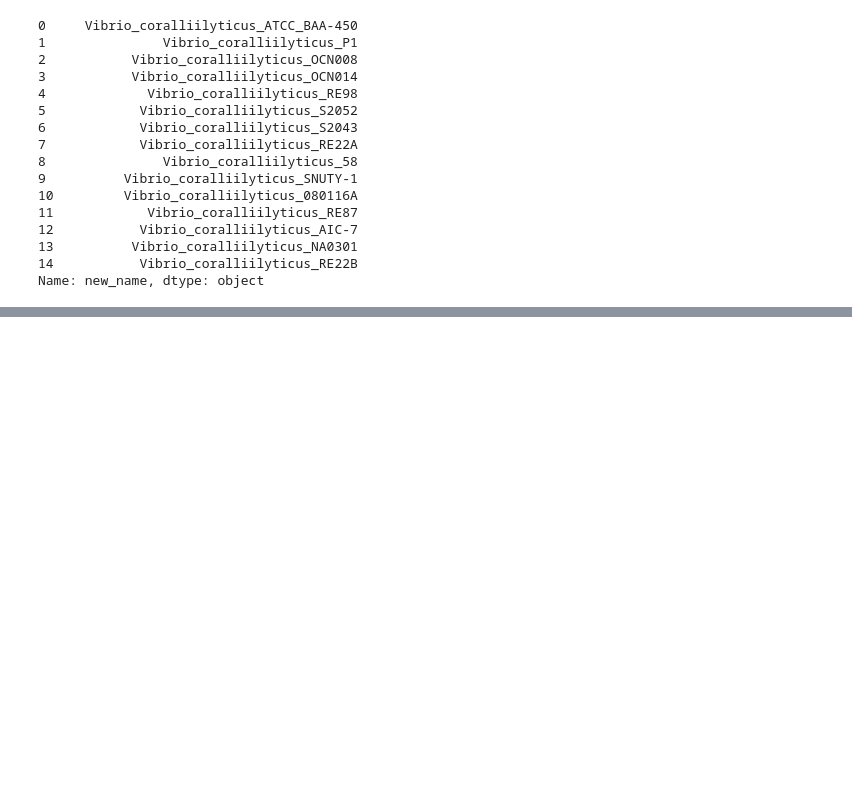
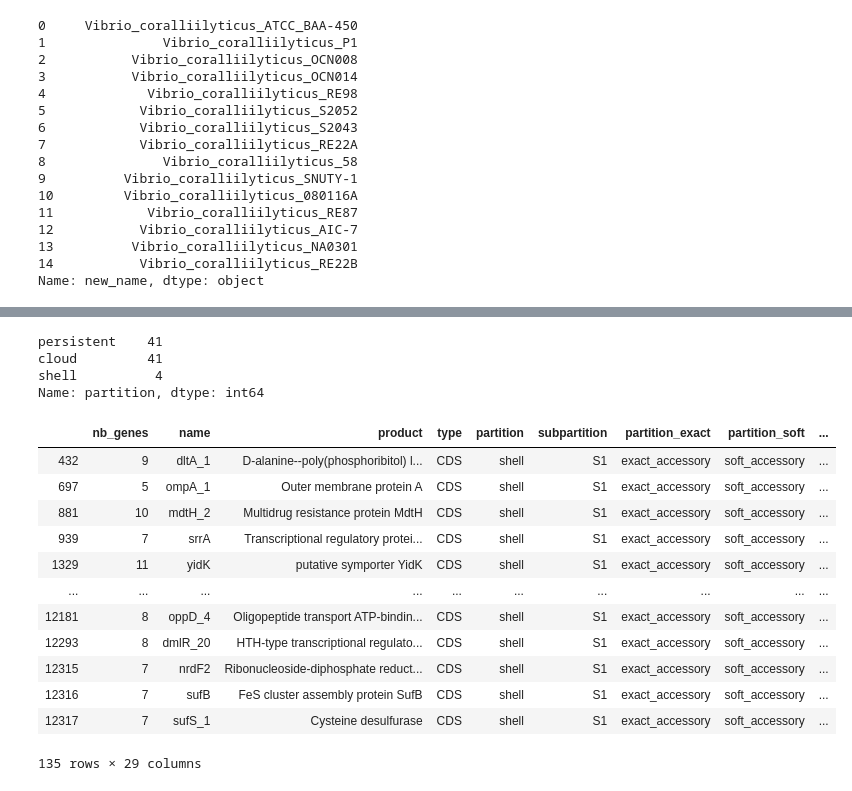
Before and after one commit to vinisalazar/complex_networks, a Jupyter notebook: pgl_draft.ipynb, the cells around one changed output, grey strips where cells are left out. Cells and saved outputs as stored; diff of their text form; code cells hidden in the pictures; blank space fills up the shorter version.

```diff
--- a/pgl_draft.ipynb
+++ b/pgl_draft.ipynb
@@ -105,0 +100,7 @@ g = nx.read_gexf("vibrio_c_default/pangenomeGraph_light.gexf")
+# %%
+def func(graph):
+    return pd.DataFrame.from_dict(dict(graph.nodes(data=True)), orient='index')
+# %%
+ndf = func(g)
+# %%
+ndf["degree"] = [g.degree()[x] for x in ndf.index]
@@ -105,0 +126,27 @@ g = nx.read_gexf("vibrio_c_default/pangenomeGraph_light.gexf")
+# %%
+ndf[ndf["product"].apply(
+    lambda s: "drug" in s or "vir" in s.lower())]["partition"].value_counts()
+# %% [output]
+persistent    41
+cloud         41
+shell          4
+Name: partition, dtype: int64
+# %%
+ndf[
+    (ndf["partition"] == "shell") &
+    (ndf["product"] != "hypothetical protein")
+]
+# %% [output]
+|  | nb_genes | name | product | type | partition | subpartition | partition_exact | partition_soft | ... |
+| 432 | 9 | dltA_1 | D-alanine--poly(phosphoribitol) l... | CDS | shell | S1 | exact_accessory | soft_accessory | ... |
+| 697 | 5 | ompA_1 | Outer membrane protein A | CDS | shell | S1 | exact_accessory | soft_accessory | ... |
+| 881 | 10 | mdtH_2 | Multidrug resistance protein MdtH | CDS | shell | S1 | exact_accessory | soft_accessory | ... |
+| 939 | 7 | srrA | Transcriptional regulatory protei... | CDS | shell | S1 | exact_accessory | soft_accessory | ... |
+| 1329 | 11 | yidK | putative symporter YidK | CDS | shell | S1 | exact_accessory | soft_accessory | ... |
+| ... | ... | ... | ... | ... | ... | ... | ... | ... | ... |
+| 12181 | 8 | oppD_4 | Oligopeptide transport ATP-bindin... | CDS | shell | S1 | exact_accessory | soft_accessory | ... |
+| 12293 | 8 | dmlR_20 | HTH-type transcriptional regulato... | CDS | shell | S1 | exact_accessory | soft_accessory | ... |
+| 12315 | 7 | nrdF2 | Ribonucleoside-diphosphate reduct... | CDS | shell | S1 | exact_accessory | soft_accessory | ... |
+| 12316 | 7 | sufB | FeS cluster assembly protein SufB | CDS | shell | S1 | exact_accessory | soft_accessory | ... |
+| 12317 | 7 | sufS_1 | Cysteine desulfurase | CDS | shell | S1 | exact_accessory | soft_accessory | ... |
+135 rows × 29 columns
```
Also changed, not shown: parts of 49 cells of this notebook, 1 other file.
